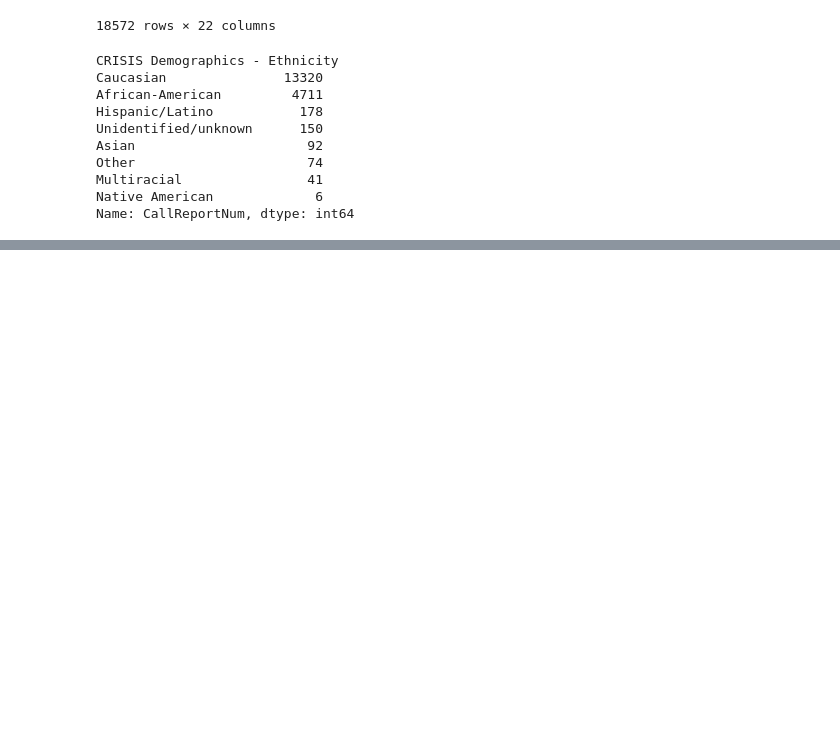
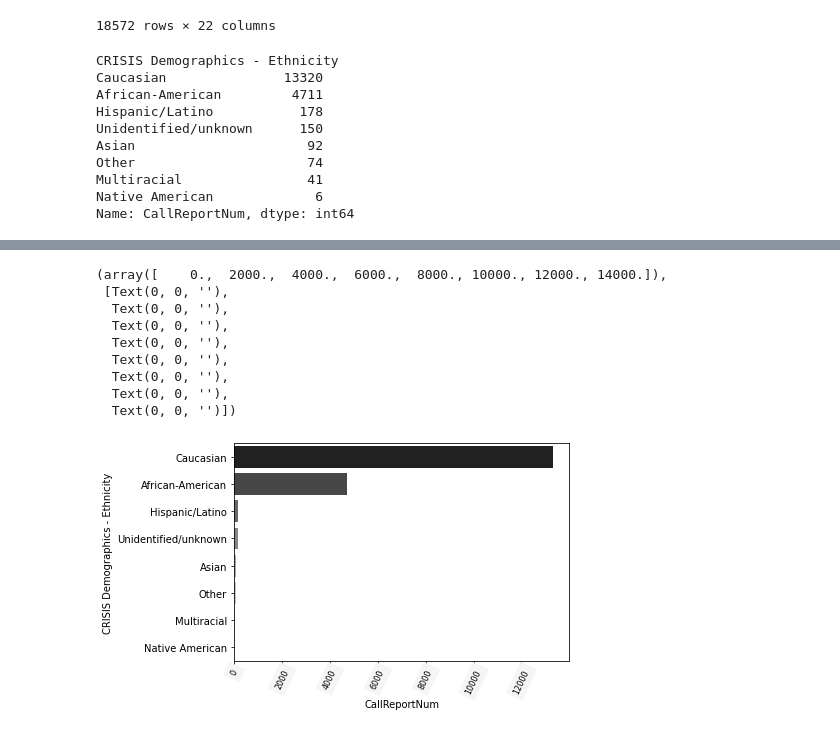
Before and after one commit to NSS-Data-Analytics-Cohort-6/fcs-crisis-holi-data-in-the-sun, a Jupyter notebook: notebook/crisis exploration 2.ipynb, the cells around one changed output, grey strips where cells are left out. Drawn from its saved outputs; the diff is of its cells as text; code cells hidden in the pictures; blank space fills up the shorter version.

```diff
--- a/notebook/crisis exploration 2.ipynb
+++ b/notebook/crisis exploration 2.ipynb
@@ -91,0 +114,17 @@ Name: CallReportNum, dtype: int64
+# %%
+ethplt = ethnicity_df.groupby(['CRISIS Demographics - Ethnicity'])['CallReportNum'].count().sort_values(ascending=False).to_frame()
+ethplt.reset_index(inplace=True)
+ax = sns.barplot(y=ethplt['CRISIS Demographics - Ethnicity'], x=ethplt['CallReportNum'], data=ethplt, palette="Greys_r", edgecolor='none')
+#ax.ticklabel_format(style='plain', axis="y")
+plt.xticks(rotation=65, fontsize=8, backgroundcolor='whitesmoke')
+# %% [output]
+(array([    0.,  2000.,  4000.,  6000.,  8000., 10000., 12000., 14000.]),
+ [Text(0, 0, ''),
+  Text(0, 0, ''),
+  Text(0, 0, ''),
+  Text(0, 0, ''),
+  Text(0, 0, ''),
+  Text(0, 0, ''),
+  Text(0, 0, ''),
+  Text(0, 0, '')])
+[figure, added]
```
Also changed, not shown: parts of 4 cells of this notebook.
